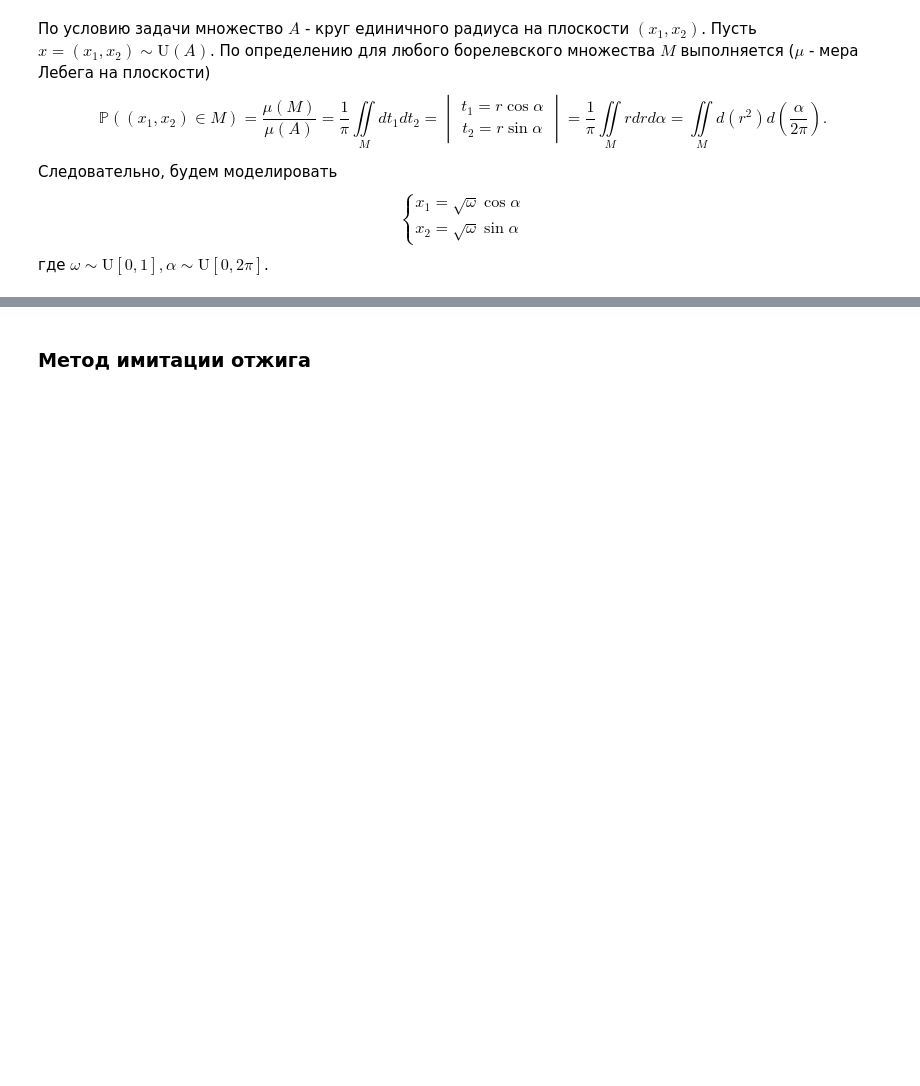
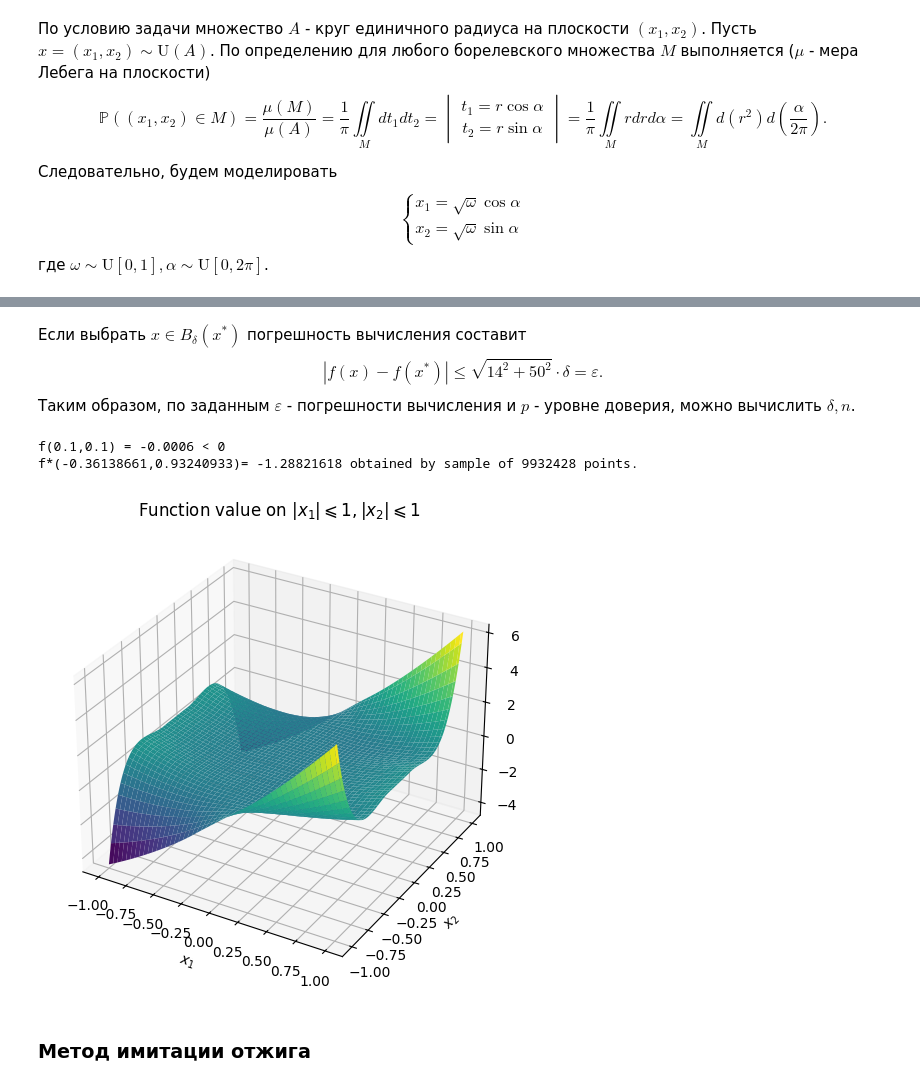
Before and after one commit to arinenn/stochastic_practicum, a Jupyter notebook: stochastic_practicum_second.ipynb, the cells around one changed output, grey strips where cells are left out. Cells and saved outputs as stored; diff of their text form; code cells hidden in the pictures; blank space fills up the shorter version.

```diff
--- a/stochastic_practicum_second.ipynb
+++ b/stochastic_practicum_second.ipynb
@@ -127,3 +127,48 @@ np.argmin(func(x_sample)), np.min(func(x_sample))
+# %% [markdown]
+Если выбрать $x\in B_\delta(x^*)$ погрешность вычисления составит
+$$
+|f(x) - f(x^*)| \leqslant \sqrt{14^2 + 50^2}\cdot\delta = \varepsilon.
+$$
+Таким образом, по заданным $\varepsilon$ - погрешности вычисления и $p$ - уровне доверия, можно вычислить $\delta, n$.
+# %%
+def func(x1, x2):
+    return x1 ** 3 * np.sin(1 / x1) + 10 * x1 * x2 ** 4 * np.cos(1 / x2)
+
+def min_random_search(func, eps, p):
+    delta = eps / np.sqrt(2696)
+    n_points = np.floor(np.log(1 - p) / np.log(1 - delta**2 / 2)).astype(int)
+    omega_sample = np.random.rand(n_points)
+    alpha_sample = np.random.rand(n_points) * 2 * np.pi
+    x1 = np.sqrt(omega_sample) * np.cos(alpha_sample)
+    x2 = np.sqrt(omega_sample) * np.sin(alpha_sample)
+    f_min = np.min(func(x1, x2))
+    i_min = np.argmin(func(x1, x2))
+    return f_min, [x1[i_min], x2[i_min]], n_points
+
+
+print(f"f(0.1,0.1) = {func(0.1,0.1):.4f} < 0.")
+
+eps = 0.05
+p = 0.99
+val, point, n_points = min_random_search(func, eps, p)
+print(f"f*({point[0]:.8f},{point[1]:.8f})= {val:.8f} obtained by sample of {n_points} points.")
+# %% [output]
+f(0.1,0.1) = -0.0006 < 0
+f*(-0.36138661,0.93240933)= -1.28821618 obtained by sample of 9932428 points.
+# %%
+n_points = 100
+grid = np.linspace(-1, 1, n_points, endpoint=True)
+X1, X2 = np.meshgrid(grid, grid)
+
+plt.figure(figsize=(9,6))
+ax = plt.axes(projection='3d')
+ax.plot_surface(X1, X2, func(X1, X2), cmap='viridis')
+ax.set_title('Function value on $|x_1|\leqslant1, |x_2|\leqslant1$')
+ax.set_xlabel('$x_1$')
+ax.set_ylabel('$x_2$')
+plt.show()
+# %% [output]
+[figure, added]
 # %% [markdown]
 ### Метод имитации отжига
 # %%
```
Also changed, not shown: parts of 5 cells of this notebook.
